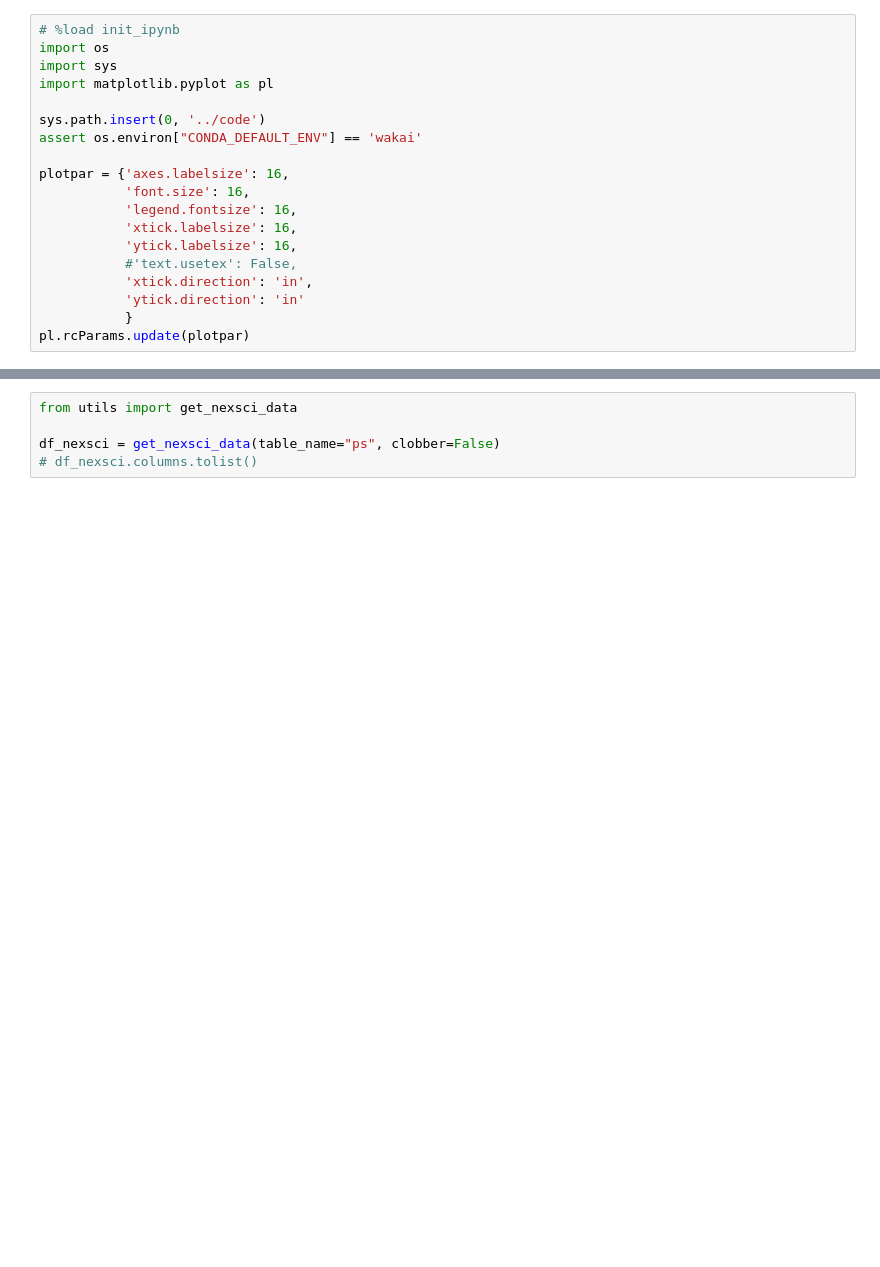
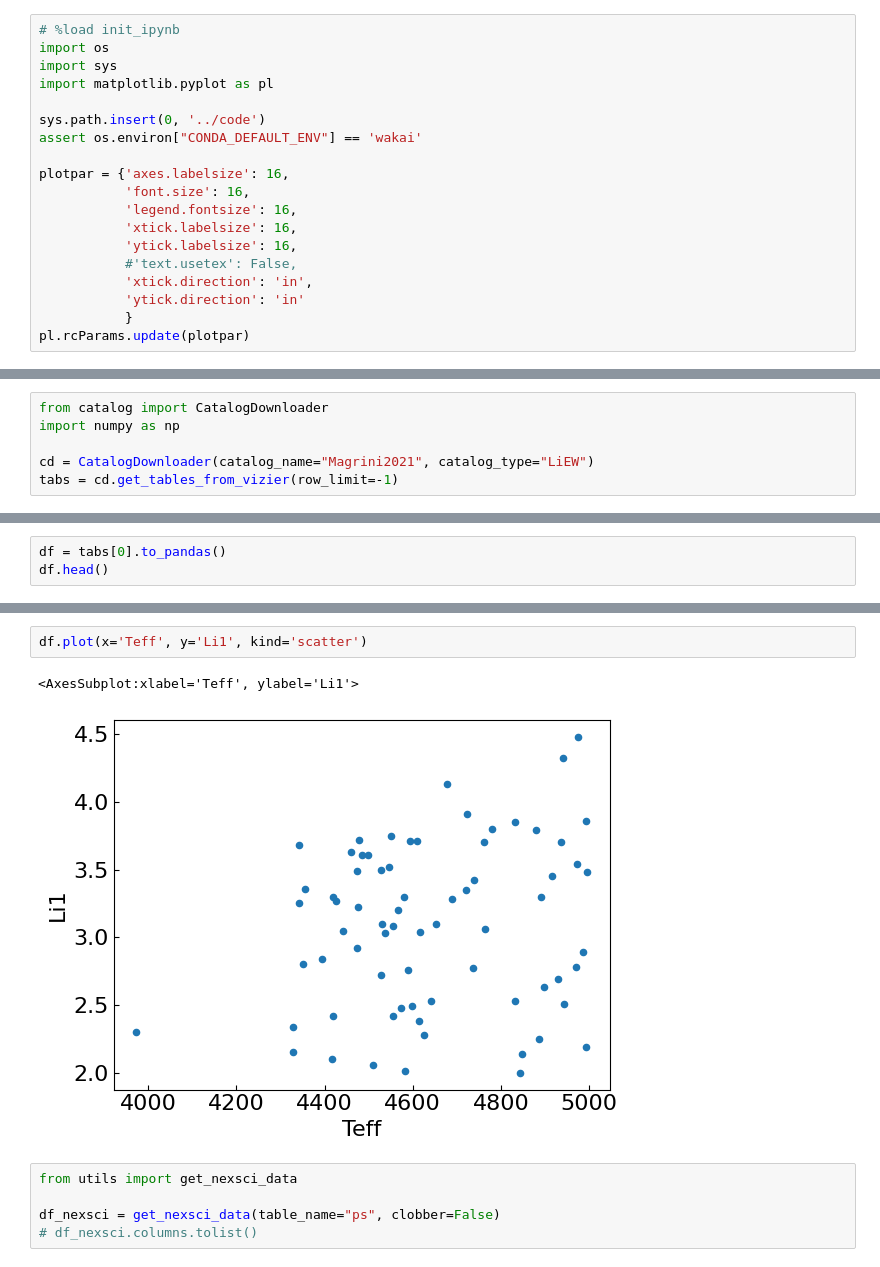
Before and after one commit to jpdeleon/wakai, a Jupyter notebook: notebooks/Li_EW.ipynb, the cells around one changed output, grey strips where cells are left out. Saved outputs shown, nothing was run; the diff lists cells and outputs as text; blank space fills up the shorter version.

```diff
--- a/notebooks/Li_EW.ipynb
+++ b/notebooks/Li_EW.ipynb
@@ -21,0 +411,6 @@ pl.rcParams.update(plotpar)
+# %%
+from catalog import CatalogDownloader
+import numpy as np
+
+cd = CatalogDownloader(catalog_name="Magrini2021", catalog_type="LiEW")
+tabs = cd.get_tables_from_vizier(row_limit=-1)
@@ -21,0 +424,3 @@ pl.rcParams.update(plotpar)
+# %%
+df = tabs[0].to_pandas()
+df.head()
@@ -22,3 +434,8 @@ pl.rcParams.update(plotpar)
+# %%
+df.plot(x='Teff', y='Li1', kind='scatter')
+# %% [output]
+<AxesSubplot:xlabel='Teff', ylabel='Li1'>
+[figure, added]
 # %%
 from utils import get_nexsci_data
 
```
Also changed, not shown: parts of 33 cells of this notebook, 12 other files.
